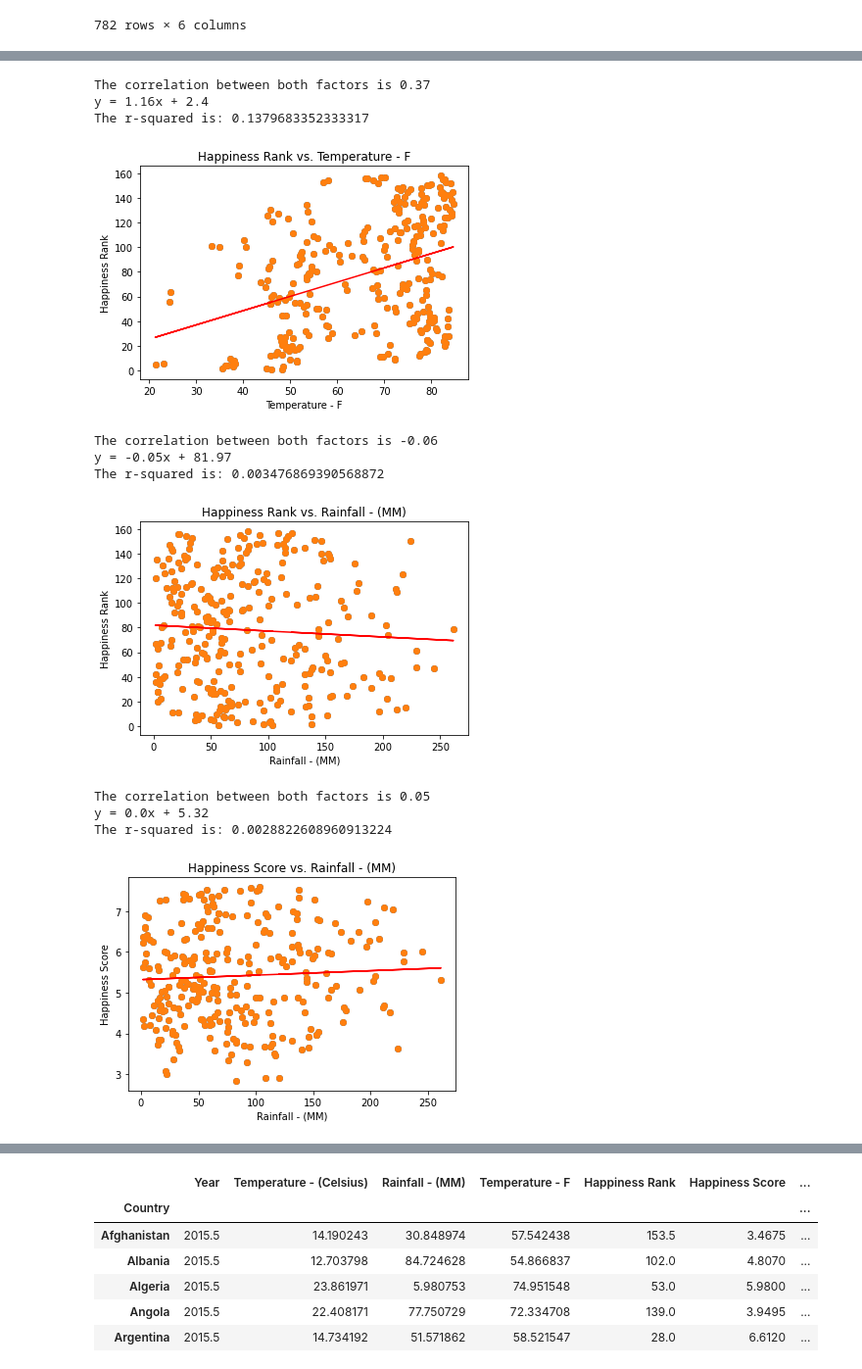
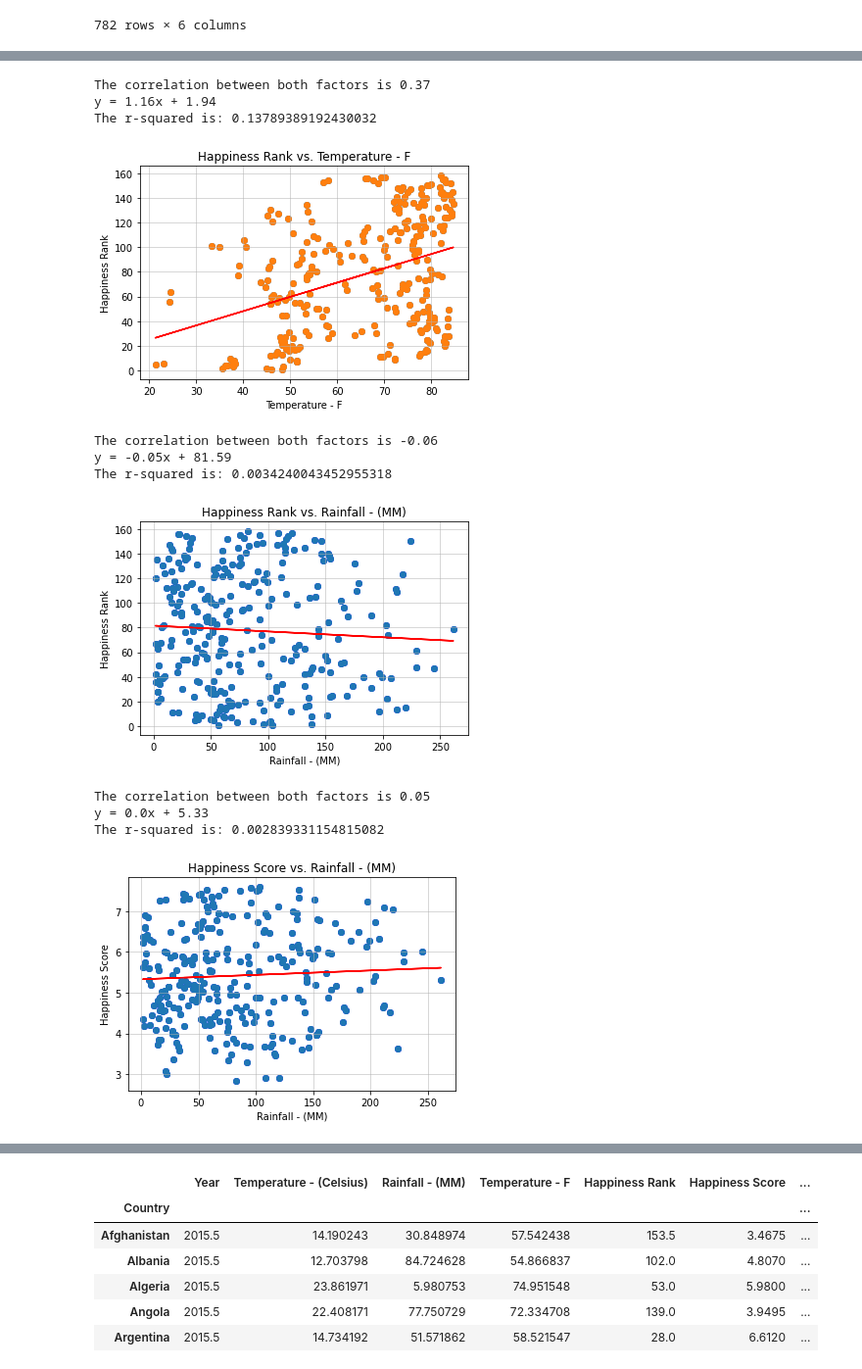
Before and after one commit to AJ-Paine/07-Skynet-Project, a Jupyter notebook: Skynet Project 1.ipynb, the cells around one changed output, grey strips where cells are left out. Shown: that part at 98% size. Saved outputs shown, nothing was run; the diff lists cells and outputs as text; code cells hidden in the pictures.

Commit message:
Update images

```diff
--- a/Skynet Project 1.ipynb
+++ b/Skynet Project 1.ipynb
@@ -154,6 +154,7 @@ def regression(x_values, y_values):
     line_eq = "y = " + str(round(slope,2)) + "x + " + str(round(intercept,2))
     plt.scatter(x_values,y_values)
     plt.plot(x_values,regress_values,"r-")
+    plt.grid(linestyle='-', linewidth=1, alpha=0.5)
     print(line_eq)
     #plt.annotate(line_eq,(0,50),fontsize=15,color="red")
     print(f"The r-squared is: {rvalue**2}")
@@ -162,30 +163,31 @@ plt.scatter(merge["Temperature - F"],merge["Happiness Rank"])
 plt.title("Happiness Rank vs. Temperature - F")
 plt.xlabel("Temperature - F")
 plt.ylabel("Happiness Rank")
+plt.grid(linestyle='-', linewidth=1, alpha=0.5)
 correlation(merge["Temperature - F"],merge["Happiness Rank"])
 regression(merge["Temperature - F"],merge["Happiness Rank"])
 plt.savefig("Images/HR_vs_Temp.png")
 plt.show()
 # %% [output]
 The correlation between both factors is 0.37
-y = 1.16x + 2.4
-The r-squared is: 0.1379683352333317
+y = 1.16x + 1.94
+The r-squared is: 0.13789389192430032
-[figure, old version]
+[figure, new version]
 # %%
-plt.scatter(merge["Rainfall - (MM)"],merge["Happiness Rank"])
+plt.scatter(merge["Rainfall - (MM)"],merge["Happiness Rank"], color="blue")
 plt.title("Happiness Rank vs. Rainfall - (MM)")
 plt.xlabel("Rainfall - (MM)")
 plt.ylabel("Happiness Rank")
 correlation(merge["Rainfall - (MM)"],merge["Happiness Rank"])
 regression(merge["Rainfall - (MM)"],merge["Happiness Rank"])
 plt.savefig("Images/HR_vs_Rainfall.png")
 # %% [output]
 The correlation between both factors is -0.06
-y = -0.05x + 81.97
-The r-squared is: 0.003476869390568872
+y = -0.05x + 81.59
+The r-squared is: 0.0034240043452955318
-[figure, old version]
+[figure, new version]
 # %%
-plt.scatter(merge["Rainfall - (MM)"],merge["Happiness Score"])
+plt.scatter(merge["Rainfall - (MM)"],merge["Happiness Score"], color="blue")
 plt.title("Happiness Score vs. Rainfall - (MM)")
 plt.xlabel("Rainfall - (MM)")
 plt.ylabel("Happiness Score")
@@ -194,6 +196,6 @@ regression(merge["Rainfall - (MM)"],merge["Happiness Score"])
 plt.savefig("Images/HS_vs_Rainfall.png")
 # %% [output]
 The correlation between both factors is 0.05
-y = 0.0x + 5.32
-The r-squared is: 0.0028822608960913224
+y = 0.0x + 5.33
+The r-squared is: 0.002839331154815082
-[figure, old version]
+[figure, new version]
```
Also changed, not shown: parts of 7 cells of this notebook, 8 other files.
